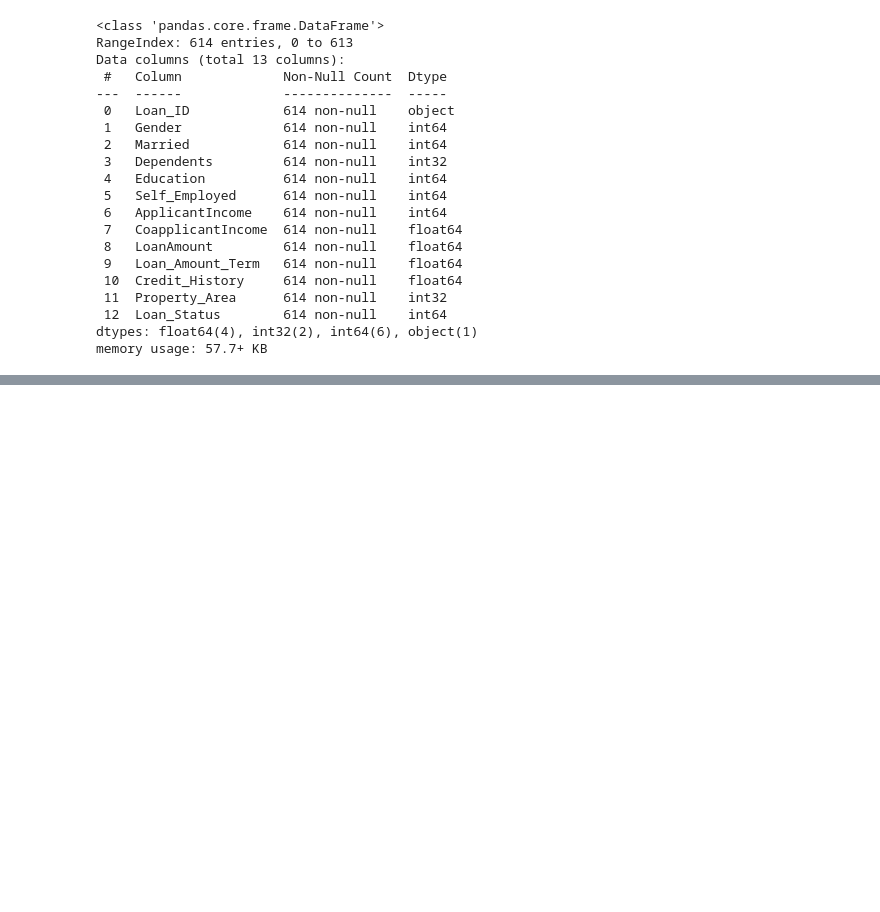
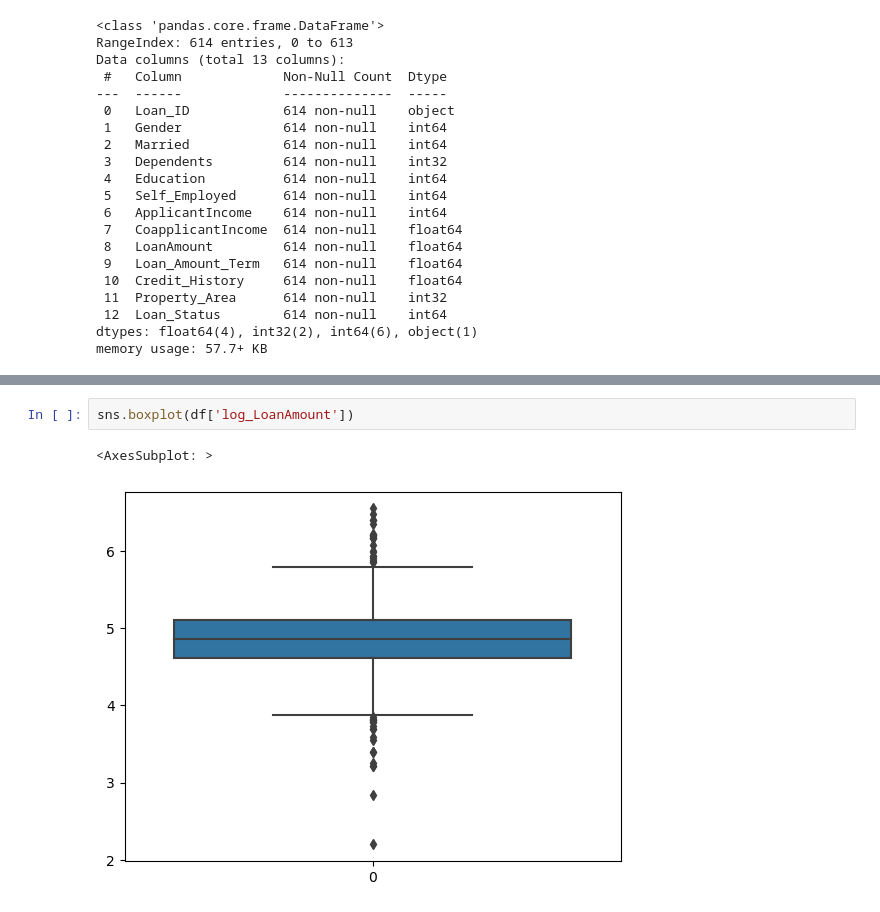
Before and after one commit to SannketNikam/Credit-Risk-Analysis, a Jupyter notebook: Notebooks/Credit Risk Analysis.ipynb, the cells around one changed output, grey strips where cells are left out. Saved outputs shown, nothing was run; the diff lists cells and outputs as text; blank space fills up the shorter version.

```diff
--- a/Notebooks/Credit Risk Analysis.ipynb
+++ b/Notebooks/Credit Risk Analysis.ipynb
@@ -305,0 +333,5 @@ ModuleNotFoundError: No module named 'seaborn'
+# %%
+sns.boxplot(df['log_LoanAmount'])
+# %% [output]
+<AxesSubplot: >
+[figure, added]
```
Also changed, not shown: parts of 12 cells of this notebook.
